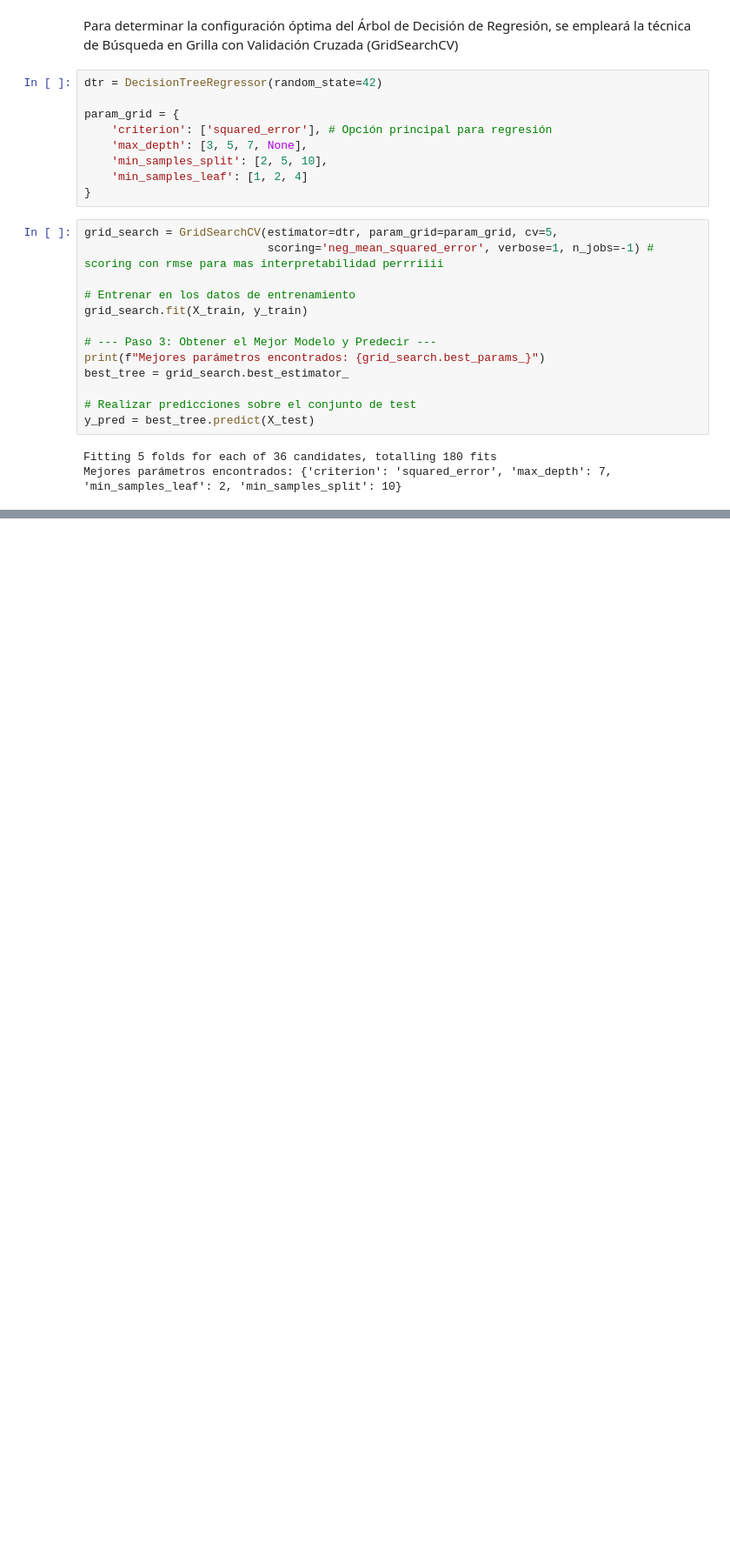
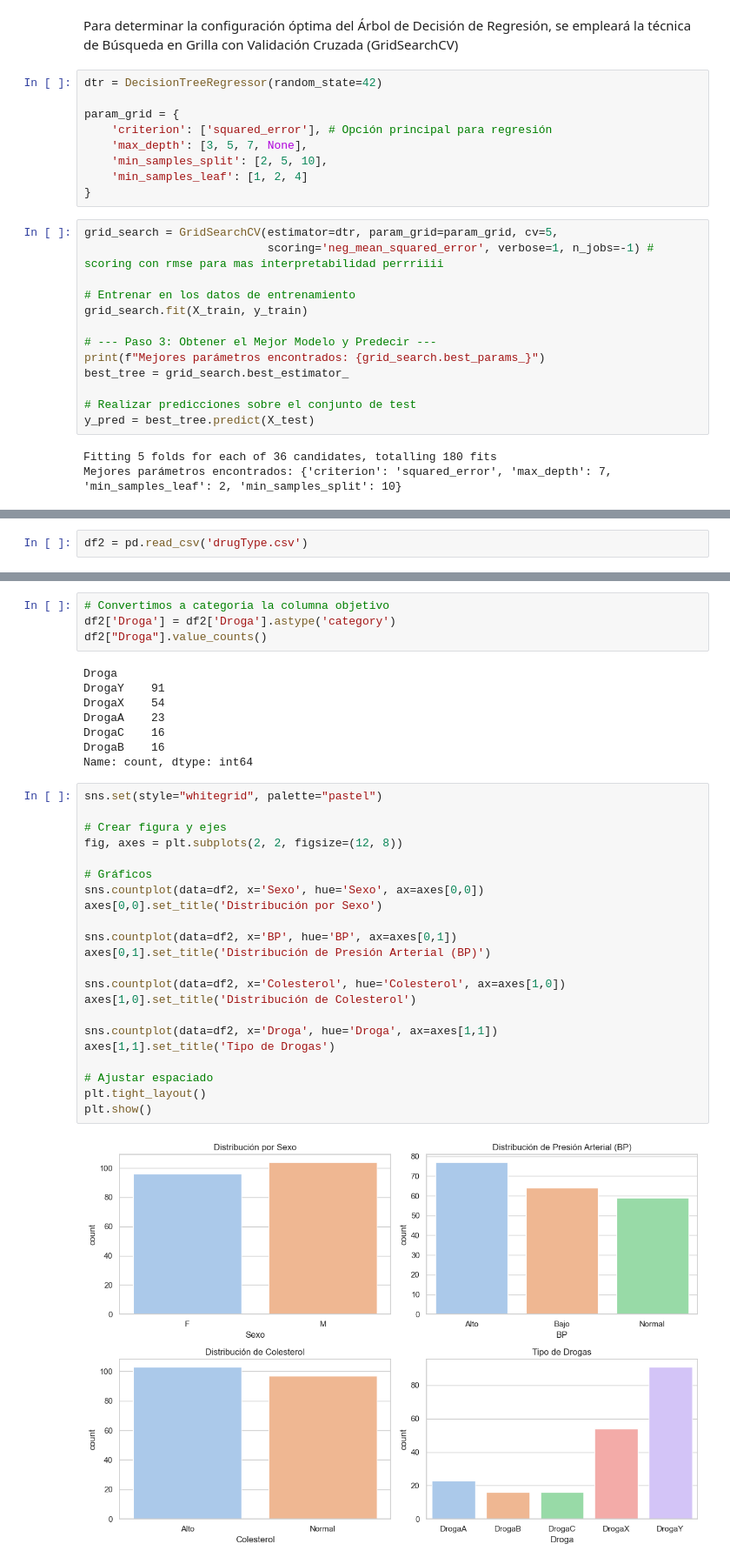
Before and after one commit to GenaCanciani/TP2-Mineria, a Jupyter notebook: tp2.ipynb, the cells around one changed output, grey strips where cells are left out. Shown: that part at 87% size. Drawn from its saved outputs; the diff is of its cells as text; blank space fills up the shorter version.

Commit message:
Avance clasificacion drugs

```diff
--- a/tp2.ipynb
+++ b/tp2.ipynb
@@ -263,0 +268,2 @@ Raíz del Error Cuadrático Medio (RMSE): 3687.43
+# %%
+df2 = pd.read_csv('drugType.csv')
@@ -263,0 +311,36 @@ Raíz del Error Cuadrático Medio (RMSE): 3687.43
+# %%
+# Convertimos a categoria la columna objetivo
+df2['Droga'] = df2['Droga'].astype('category')
+df2["Droga"].value_counts()
+# %% [output]
+Droga
+DrogaY    91
+DrogaX    54
+DrogaA    23
+DrogaC    16
+DrogaB    16
+Name: count, dtype: int64
+# %%
+sns.set(style="whitegrid", palette="pastel")
+
+# Crear figura y ejes
+fig, axes = plt.subplots(2, 2, figsize=(12, 8))
+
+# Gráficos
+sns.countplot(data=df2, x='Sexo', hue='Sexo', ax=axes[0,0])
+axes[0,0].set_title('Distribución por Sexo')
+
+sns.countplot(data=df2, x='BP', hue='BP', ax=axes[0,1])
+axes[0,1].set_title('Distribución de Presión Arterial (BP)')
+
+sns.countplot(data=df2, x='Colesterol', hue='Colesterol', ax=axes[1,0])
+axes[1,0].set_title('Distribución de Colesterol')
+
+sns.countplot(data=df2, x='Droga', hue='Droga', ax=axes[1,1])
+axes[1,1].set_title('Tipo de Drogas')
+
+# Ajustar espaciado
+plt.tight_layout()
+plt.show()
+# %% [output]
+[figure, added]
```
Also changed, not shown: parts of 35 cells of this notebook.
